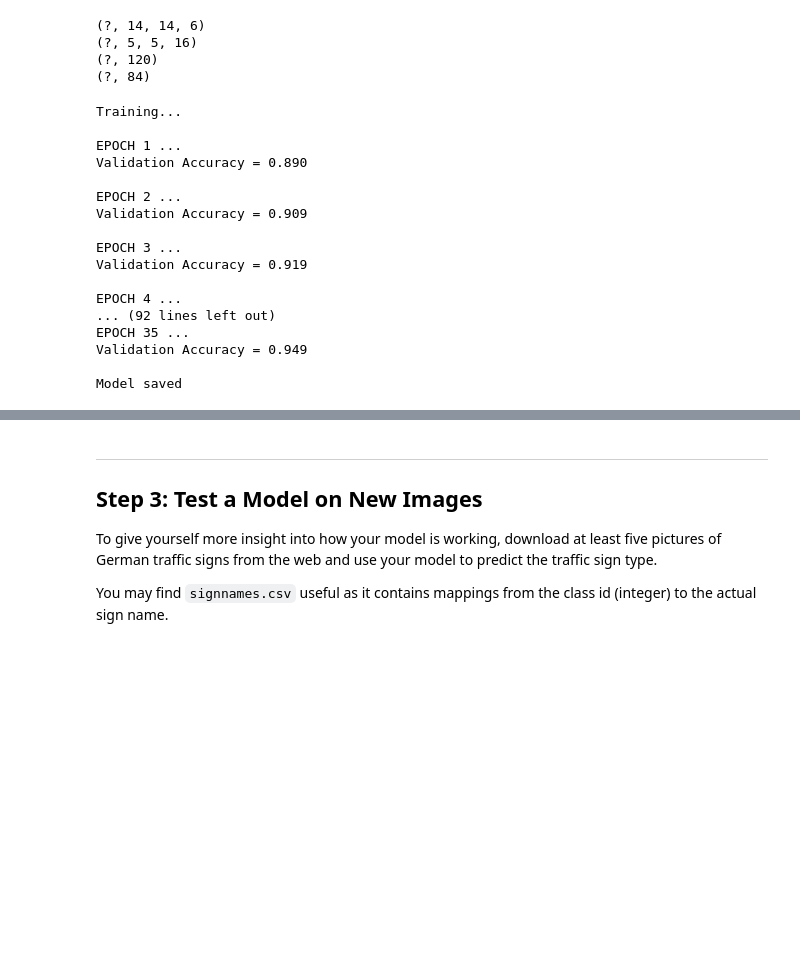
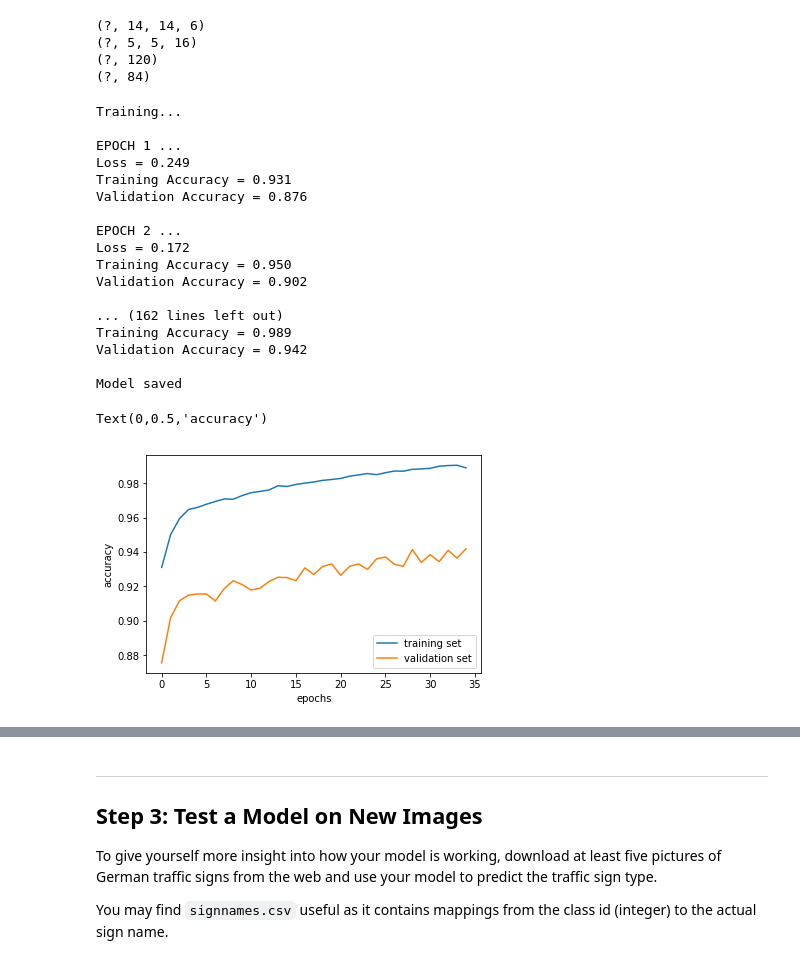
Before and after one commit to MartinLampel/CarND-Traffic-Sign-Classifier, a Jupyter notebook: Traffic_Sign_Classifier.ipynb, the cells around one changed output, grey strips where cells are left out. Cells and saved outputs as stored; diff of their text form; code cells hidden in the pictures; blank space fills up the shorter version.

```diff
--- a/Traffic_Sign_Classifier.ipynb
+++ b/Traffic_Sign_Classifier.ipynb
@@ -337,9 +337,12 @@ def evaluate(X_data, y_data):
 EPOCHS = 35
 
 validation_accuracies = []
+training_accuracies = []
+losses = []
 best_session = None
 highest_accuracy = 0
 
+bs = BATCH_SIZE
 with tf.Session() as sess:
     sess.run(tf.global_variables_initializer())
     num_examples = len(X_train)
@@ -348,19 +351,34 @@ with tf.Session() as sess:
     print()
     for i in range(EPOCHS):
         X_train, y_train = shuffle(X_train, y_train)
+        offset = 0
+        end = 0
+        j = 0
 
-        for offset in range(0, num_examples, BATCH_SIZE):
-            end = offset + BATCH_SIZE
+        while end < num_examples:
+            if j % 1000 == 0 and bs < 1024:
+                bs *= 2
+            j += 1
+            end = offset + bs
             batch_x, batch_y = X_train[offset:end], y_train[offset:end]
             sess.run(training_operation, feed_dict={x: batch_x, y: batch_y})
+            offset = end + 1
+
+        l = sess.run(loss, feed_dict={x: X_train, y: y_train})
+        losses.append(l)
 
         validation_accuracy = evaluate(X_valid, y_valid)
         validation_accuracies.append(validation_accuracy)
+
+        train_accuracy = evaluate(X_train, y_train)
+        training_accuracies.append(train_accuracy)
 
         if validation_accuracy > highest_accuracy:
             highest_accuracy = validation_accuracy
             saver.save(sess, './trafficsignnet')
         print("EPOCH {} ...".format(i+1))
+        print("Loss = {:.3f}".format(l))
+        print("Training Accuracy = {:.3f}".format(train_accuracy))
         print("Validation Accuracy = {:.3f}".format(validation_accuracy))
         print()
 
@@ -369,19 +387,29 @@ with tf.Session() as sess:
 Training...
 
 EPOCH 1 ...
-Validation Accuracy = 0.890
+Loss = 0.249
+Training Accuracy = 0.931
+Validation Accuracy = 0.876
 
 EPOCH 2 ...
-Validation Accuracy = 0.909
+Loss = 0.172
+Training Accuracy = 0.950
+Validation Accuracy = 0.902
 
-EPOCH 3 ...
-Validation Accuracy = 0.919
-
-EPOCH 4 ...
-... (92 lines left out)
-EPOCH 35 ...
-Validation Accuracy = 0.949
+... (162 lines left out)
+Training Accuracy = 0.989
+Validation Accuracy = 0.942
 
 Model saved
+# %%
+plt.figure()
+plt.plot(training_accuracies, label='training set')
+plt.plot(validation_accuracies, label='validation set')
+plt.legend()
+plt.xlabel('epochs')
+plt.ylabel('accuracy')
+# %% [output]
+Text(0,0.5,'accuracy')
+[figure, added]
 # %%
 plt.figure()
```
Also changed, not shown: parts of 12 cells of this notebook, 11 other files.
